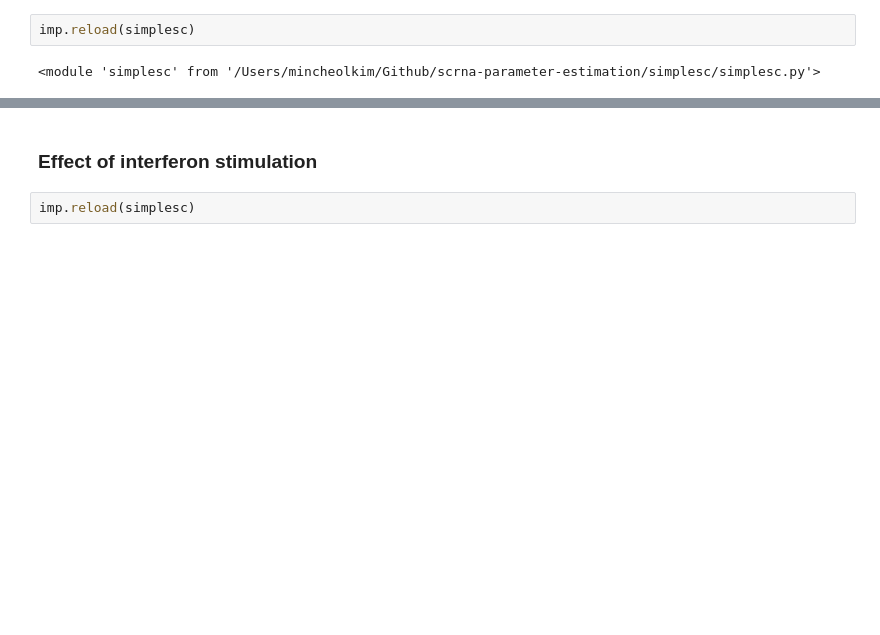
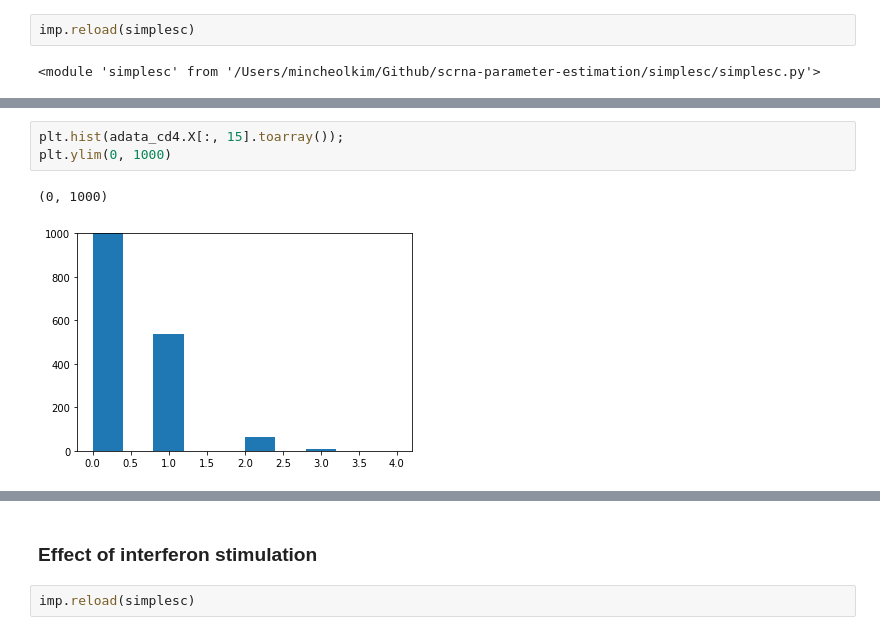
Before and after one commit to yelabucsf/scrna-parameter-estimation, a Jupyter notebook: examples/interferon_stimulation/interferon_stimulation_analysis.ipynb, the cells around one changed output, grey strips where cells are left out. Drawn from its saved outputs; the diff is of its cells as text; blank space fills up the shorter version.

```diff
--- a/examples/interferon_stimulation/interferon_stimulation_analysis.ipynb
+++ b/examples/interferon_stimulation/interferon_stimulation_analysis.ipynb
@@ -243,0 +331,6 @@ Text(0.5, 1.0, 'Mean - variance dependence')
+# %%
+plt.hist(adata_cd4.X[:, 15].toarray());
+plt.ylim(0, 1000)
+# %% [output]
+(0, 1000)
+[figure, added]
```
Also changed, not shown: parts of 79 cells of this notebook, 1 other file.
